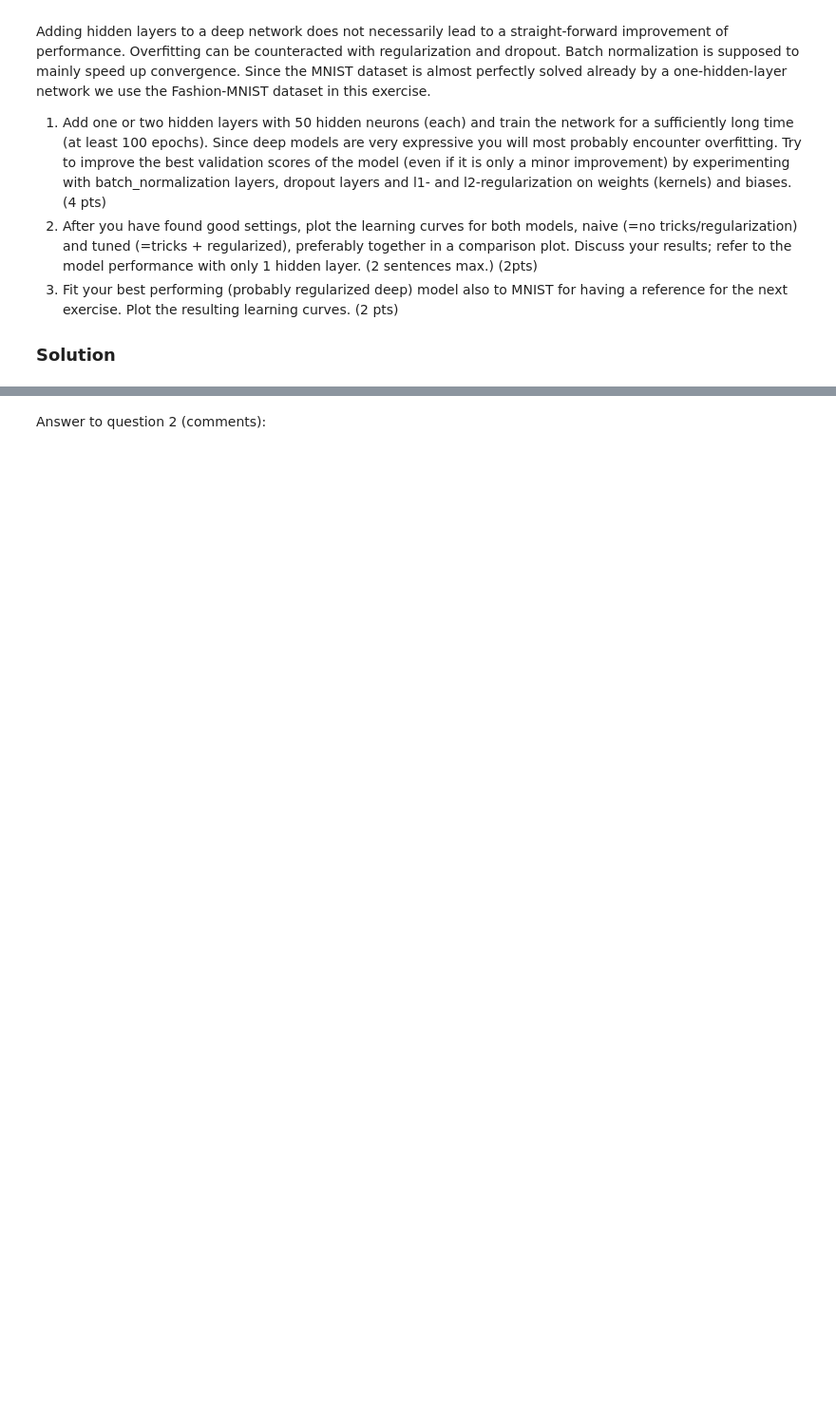
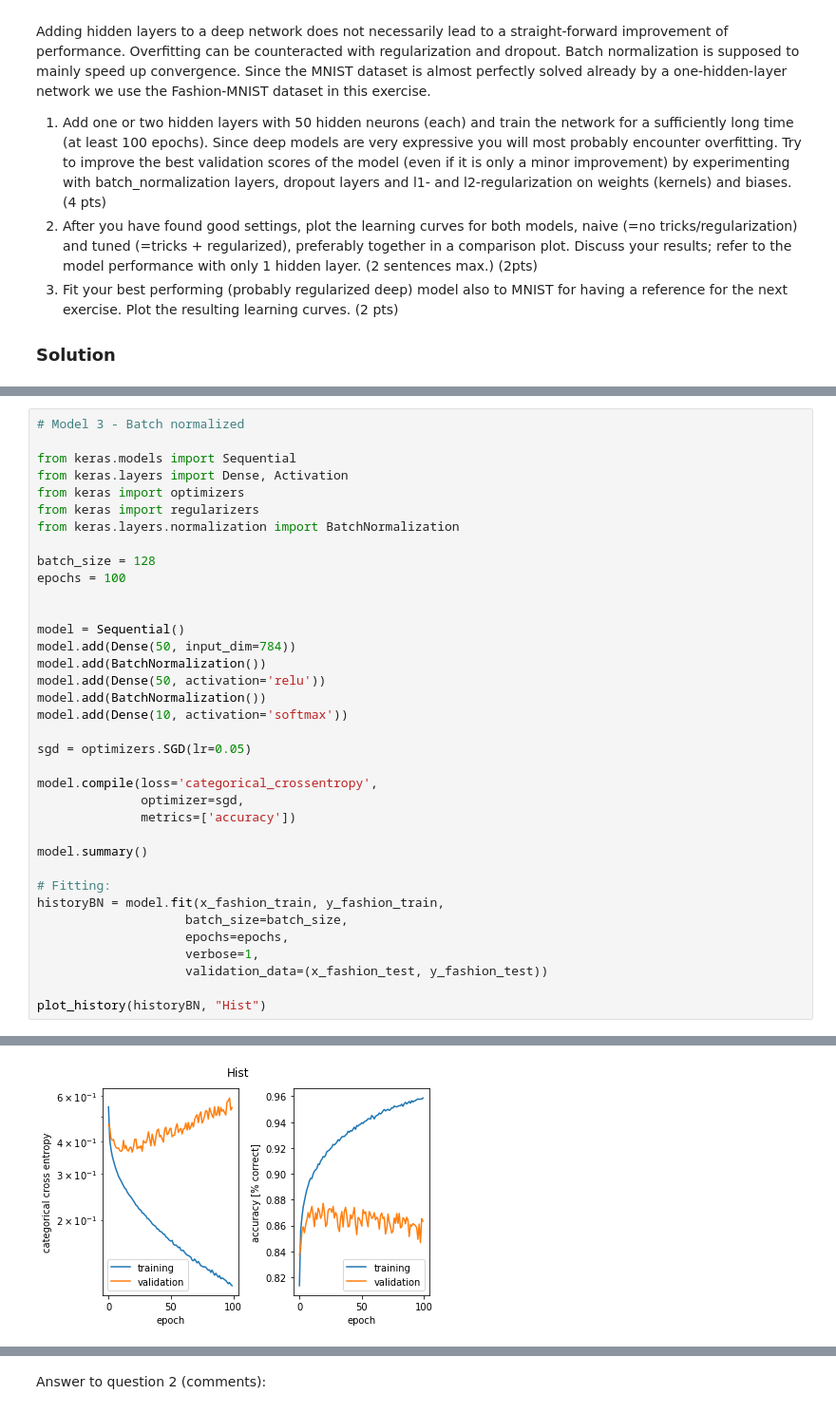
Before and after one commit to FredrikBixo/Artificial-neural-networks-miniproject1, a Jupyter notebook: miniproject1.ipynb, the cells around one changed output, grey strips where cells are left out. Shown at 95% size. Saved outputs shown, nothing was run; the diff lists cells and outputs as text; blank space fills up the shorter version.

```diff
--- a/miniproject1.ipynb
+++ b/miniproject1.ipynb
@@ -745,0 +888,37 @@ Adding hidden layers to a deep network does not necessarily lead to a straight-f
+# %%
+# Model 3 - Batch normalized
+
+from keras.models import Sequential
+from keras.layers import Dense, Activation
+from keras import optimizers
+from keras import regularizers
+from keras.layers.normalization import BatchNormalization
+
+batch_size = 128
+epochs = 100
+
+
+model = Sequential()
+model.add(Dense(50, input_dim=784))
+model.add(BatchNormalization())
+model.add(Dense(50, activation='relu'))
+model.add(BatchNormalization())
+model.add(Dense(10, activation='softmax'))
+
+sgd = optimizers.SGD(lr=0.05)
+
+model.compile(loss='categorical_crossentropy',
+              optimizer=sgd,
+              metrics=['accuracy'])
+
+model.summary()
+
+# Fitting:
+historyBN = model.fit(x_fashion_train, y_fashion_train,
+                    batch_size=batch_size,
+                    epochs=epochs,
+                    verbose=1,
+                    validation_data=(x_fashion_test, y_fashion_test))
+
+plot_history(historyBN, "Hist")
+# %% [output]
@@ -745,0 +942 @@ Adding hidden layers to a deep network does not necessarily lead to a straight-f
+[figure, added]
```
Also changed, not shown: parts of 19 cells of this notebook.
